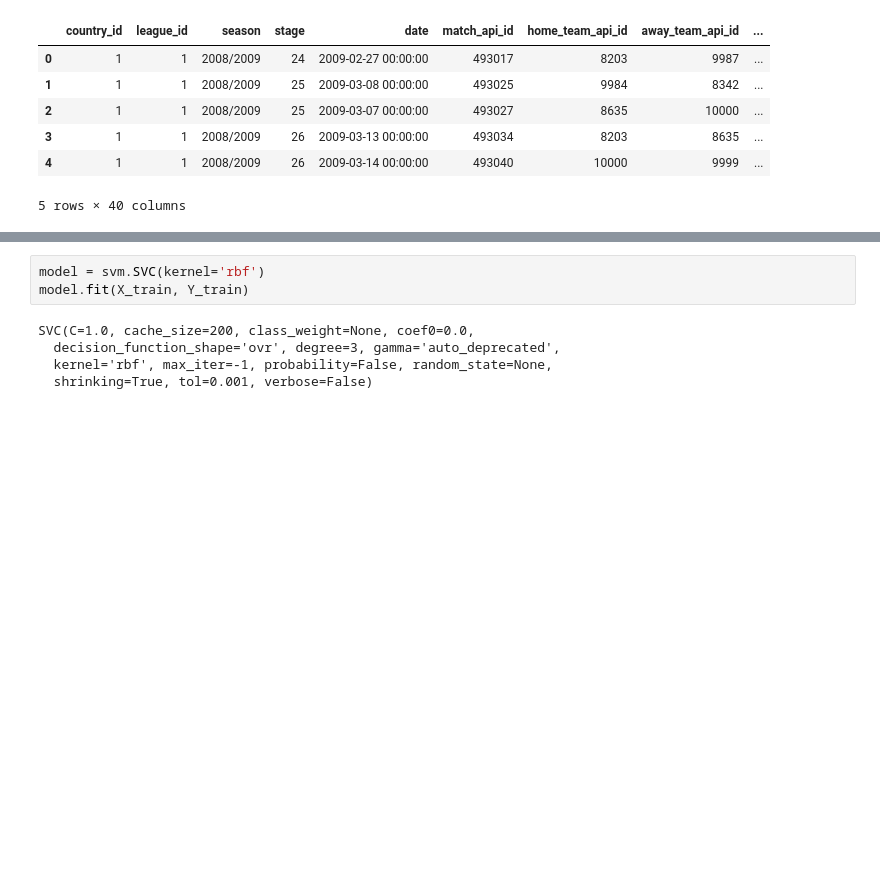
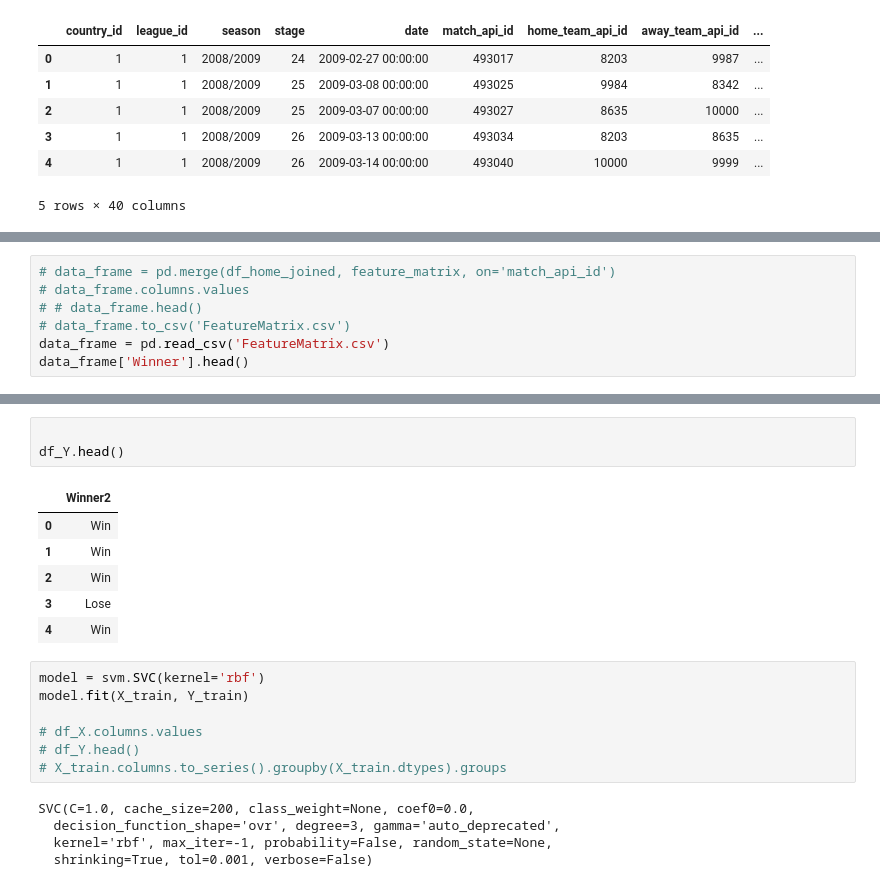
Before and after one commit to sujay-neglur/epl-enigma, a Jupyter notebook: ClassifierPandas.ipynb, the cells around one changed output, grey strips where cells are left out. Drawn from its saved outputs; the diff is of its cells as text; blank space fills up the shorter version.

```diff
--- a/ClassifierPandas.ipynb
+++ b/ClassifierPandas.ipynb
@@ -291,0 +396,7 @@ X_train, X_test, Y_train, Y_test = train_test_split(df_X, df_Y, test_size=0.33,
+# %%
+# data_frame = pd.merge(df_home_joined, feature_matrix, on='match_api_id')
+# data_frame.columns.values
+# # data_frame.head()
+# data_frame.to_csv('FeatureMatrix.csv')
+data_frame = pd.read_csv('FeatureMatrix.csv')
+data_frame['Winner'].head()
@@ -292,6 +459,20 @@ X_train, X_test, Y_train, Y_test = train_test_split(df_X, df_Y, test_size=0.33,
+# %%
+
+df_Y.head()
+# %% [output]
+|  | Winner2 |
+| 0 | Win |
+| 1 | Win |
+| 2 | Win |
+| 3 | Lose |
+| 4 | Win |
 # %%
 model = svm.SVC(kernel='rbf')
 model.fit(X_train, Y_train)
+
+# df_X.columns.values
+# df_Y.head()
+# X_train.columns.to_series().groupby(X_train.dtypes).groups
 # %% [output]
 SVC(C=1.0, cache_size=200, class_weight=None, coef0=0.0,
   decision_function_shape='ovr', degree=3, gamma='auto_deprecated',
```
Also changed, not shown: parts of 15 cells of this notebook, 1 other file.
